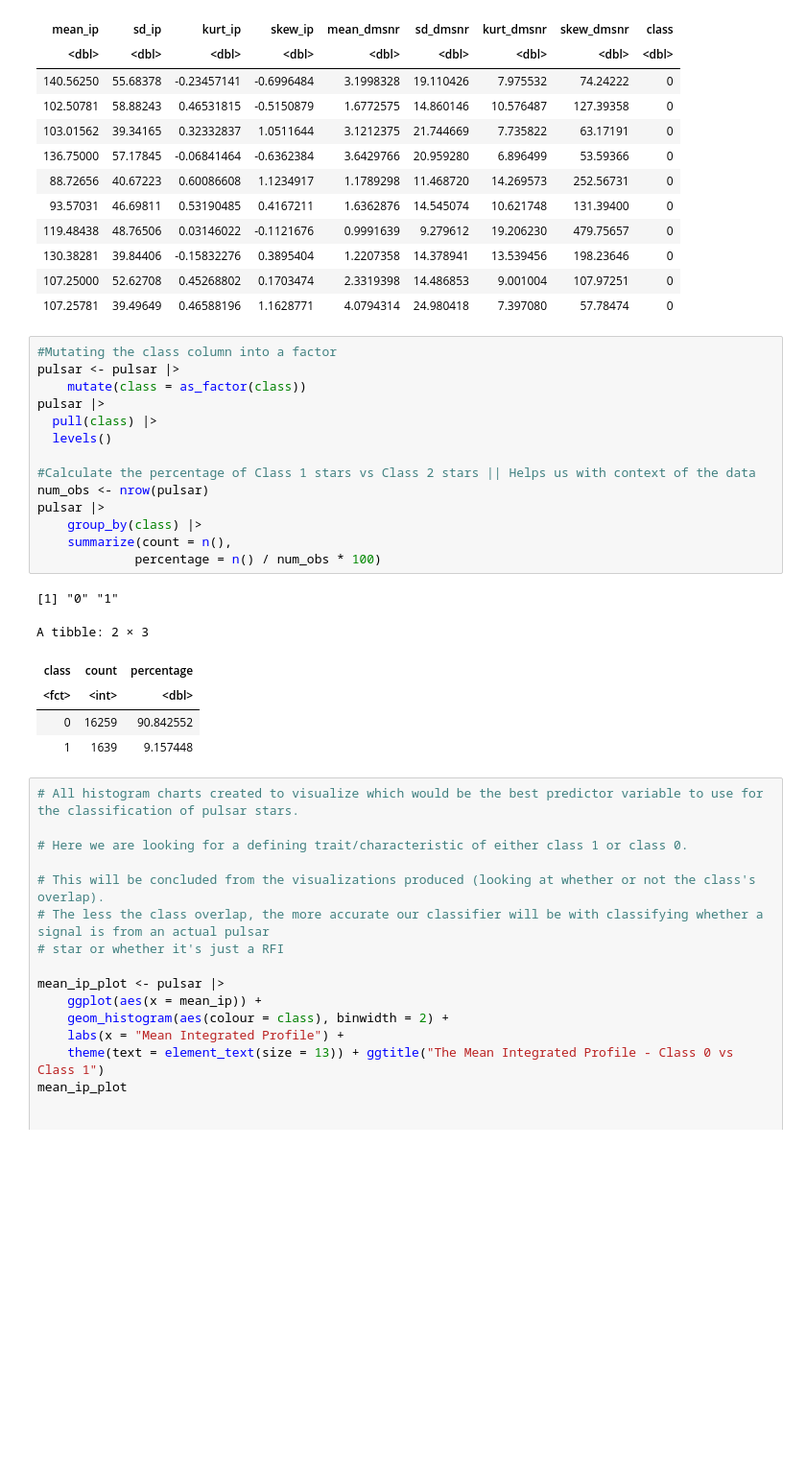
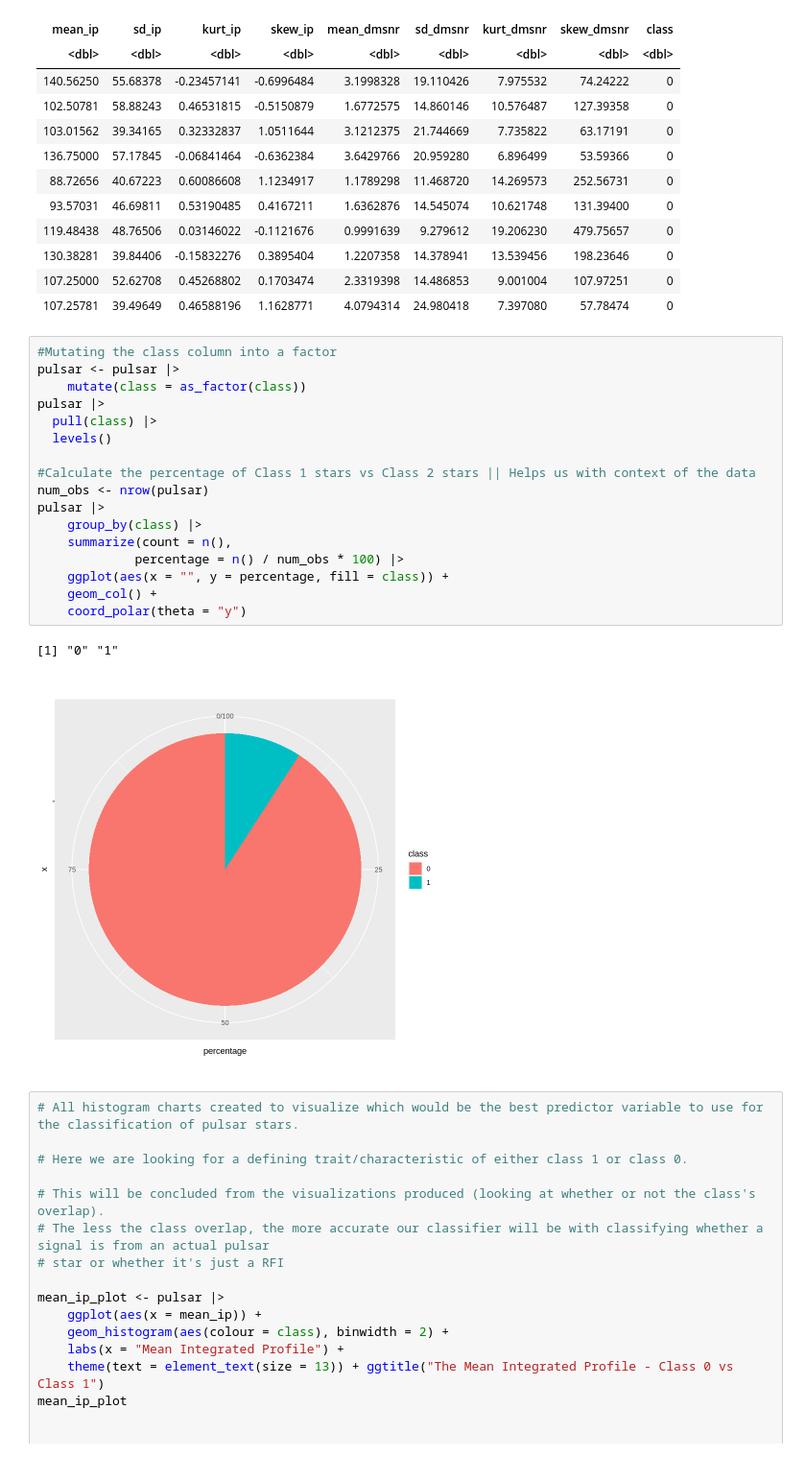
Before and after one commit to splashhhhhh/dsci100-grp165, a Jupyter notebook: Proposal.ipynb, the cells around one changed output. Shown at 96% size. Cells and saved outputs as stored; diff of their text form; blank space fills up the shorter version.

Commit message:
unfinished pie chart

```diff
--- a/Proposal.ipynb
+++ b/Proposal.ipynb
@@ -97,24 +79,23 @@ A tibble: 10 × 9
 # %%
 #Mutating the class column into a factor
 pulsar <- pulsar |>
     mutate(class = as_factor(class))
 pulsar |>
   pull(class) |>
   levels()
 
 #Calculate the percentage of Class 1 stars vs Class 2 stars || Helps us with context of the data
 num_obs <- nrow(pulsar)
 pulsar |>
     group_by(class) |>
     summarize(count = n(),
-             percentage = n() / num_obs * 100)
+             percentage = n() / num_obs * 100) |>
+    ggplot(aes(x = "", y = percentage, fill = class)) +
+    geom_col() +
+    coord_polar(theta = "y")
 # %% [output]
 [1] "0" "1"
-A tibble: 2 × 3
-| class | count | percentage |
-| <fct> | <int> | <dbl> |
-| 0 | 16259 | 90.842552 |
-| 1 | 1639 | 9.157448 |
+[figure, added]
 # %%
 # All histogram charts created to visualize which would be the best predictor variable to use for the classification of pulsar stars.
 
```
Also changed, not shown: parts of 3 cells of this notebook.
